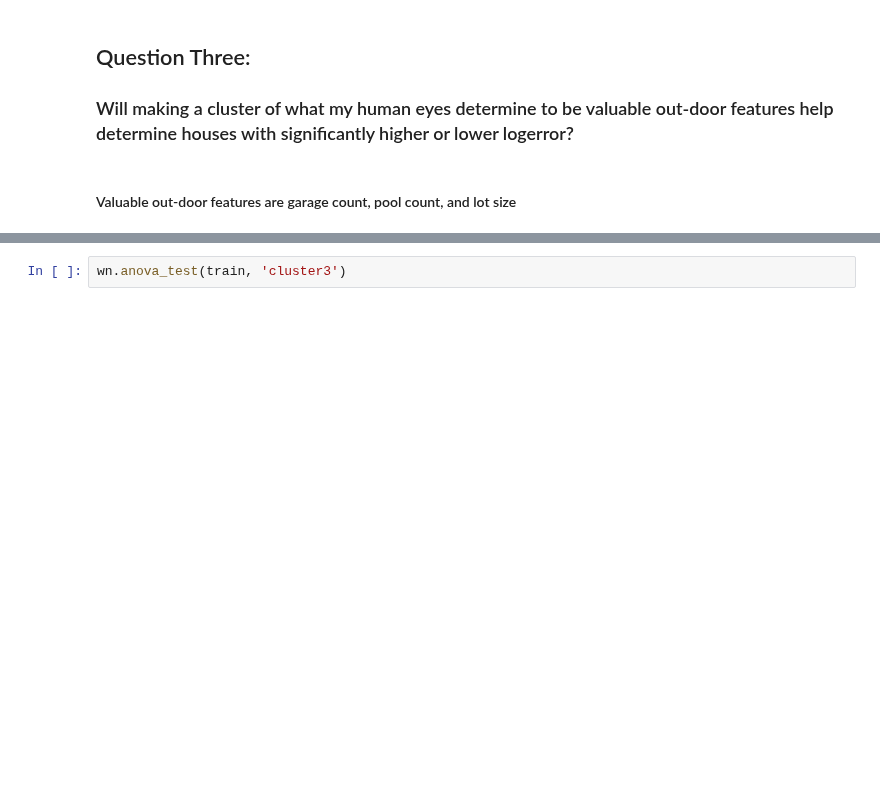
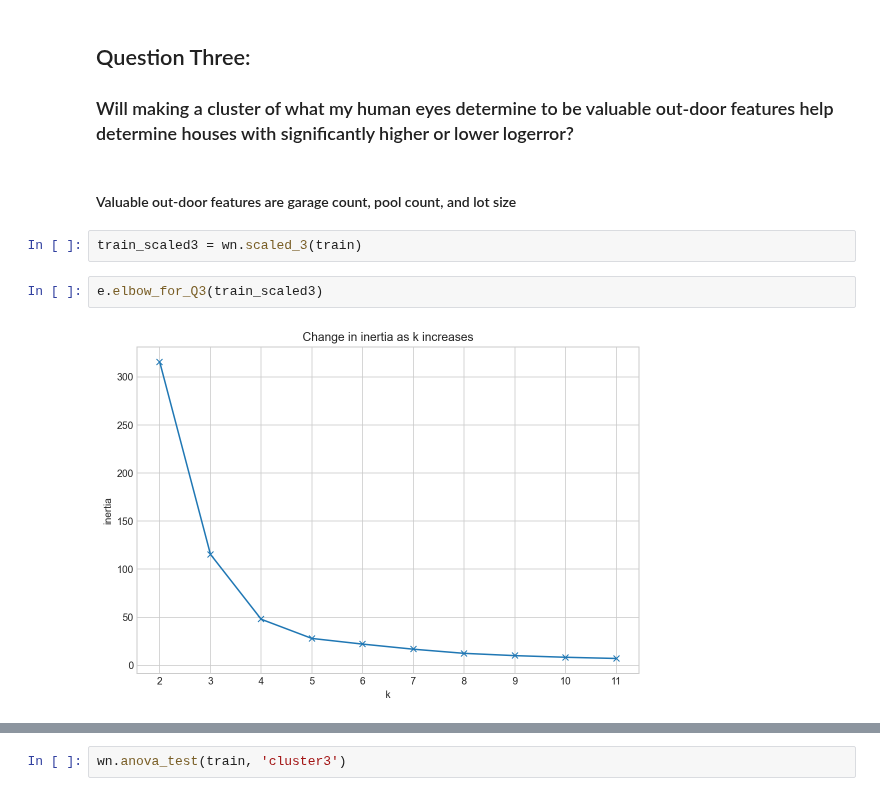
Before and after one commit to L-G-B-Team/clustering-project, a Jupyter notebook: Final_Report_Clustering.ipynb, the cells around one changed output, grey strips where cells are left out. Cells and saved outputs as stored; diff of their text form; blank space fills up the shorter version.

```diff
--- a/Final_Report_Clustering.ipynb
+++ b/Final_Report_Clustering.ipynb
@@ -106,6 +118,12 @@ test observations:  (15475, 19)
 ### Will making a cluster of what my human eyes determine to be valuable out-door features help determine houses with significantly higher or lower logerror?
 # %% [markdown]
 #### Valuable out-door features are garage count, pool count, and lot size
+# %%
+train_scaled3 = wn.scaled_3(train)
+# %%
+e.elbow_for_Q3(train_scaled3)
+# %% [output]
+[figure, added]
 # %%
 wn.viz_for_Q3(train)
 # %% [output]
```
Also changed, not shown: parts of 13 cells of this notebook, 2 other files.
